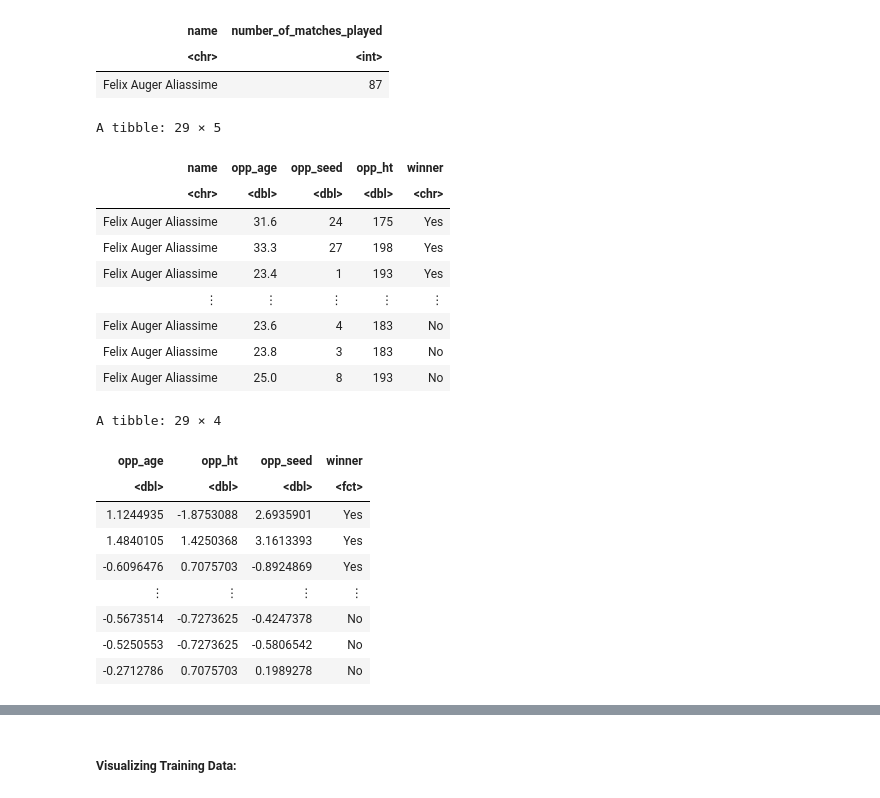
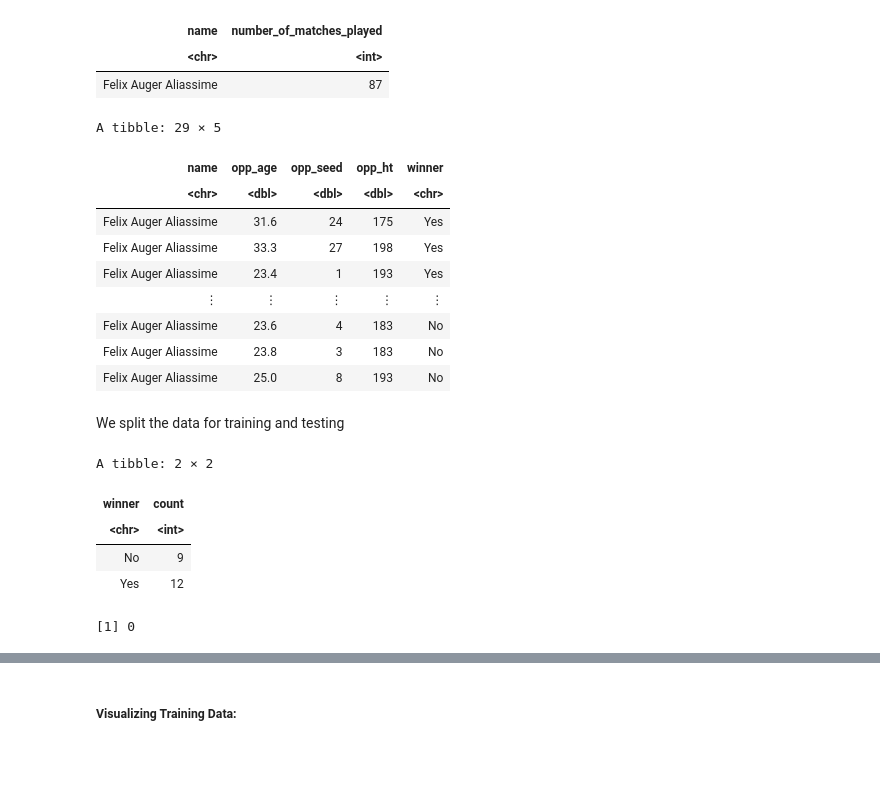
Before and after one commit to BoBomanUltra/Project_Group_39, a Jupyter notebook: Project_Proposal.ipynb, the cells around one changed output, grey strips where cells are left out. Cells and saved outputs as stored; diff of their text form; code cells hidden in the pictures; blank space fills up the shorter version.

```diff
--- a/Project_Proposal.ipynb
+++ b/Project_Proposal.ipynb
@@ -106,13 +106,6 @@ tidy_tennis_data_2022 <- somewhat_tidy_tennis_data_2022 |>
     filter(!is.na(opp_seed))
 
 tidy_tennis_data_2022
-
-tidy_tennis_data_2022_scaled <- recipe(winner ~ opp_age + opp_ht + opp_seed, data = tidy_tennis_data_2022) |>
-  step_scale(all_predictors()) |>
-  step_center(all_predictors()) |>
-  prep() |>
-  bake(tidy_tennis_data_2022)
-tidy_tennis_data_2022_scaled
 # %% [output]
 A tibble: 29 × 5
 | name | opp_age | opp_seed | opp_ht | winner |
@@ -124,13 +117,25 @@ A tibble: 29 × 5
 | Felix Auger Aliassime | 23.6 | 4 | 183 | No |
 | Felix Auger Aliassime | 23.8 | 3 | 183 | No |
 | Felix Auger Aliassime | 25.0 | 8 | 193 | No |
-A tibble: 29 × 4
-| opp_age | opp_ht | opp_seed | winner |
-| <dbl> | <dbl> | <dbl> | <fct> |
-| 1.1244935 | -1.8753088 | 2.6935901 | Yes |
-| 1.4840105 | 1.4250368 | 3.1613393 | Yes |
-| -0.6096476 | 0.7075703 | -0.8924869 | Yes |
-| ⋮ | ⋮ | ⋮ | ⋮ |
-| -0.5673514 | -0.7273625 | -0.4247378 | No |
-| -0.5250553 | -0.7273625 | -0.5806542 | No |
-| -0.2712786 | 0.7075703 | 0.1989278 | No |
+# %% [markdown]
+We split the data for training and testing
+# %%
+data_split <- initial_split(tidy_tennis_data_2022, prop = 0.75, strata = winner)
+train_data <- training(data_split)
+test_data <- testing(data_split)
+
+train_count <- train_data|>
+    group_by(winner)|>
+    summarize(count = n())
+
+train_NAs <- sum(is.na(train_data))
+
+train_count
+train_NAs
+# %% [output]
+A tibble: 2 × 2
+| winner | count |
+| <chr> | <int> |
+| No | 9 |
+| Yes | 12 |
+[1] 0
```
Also changed, not shown: parts of 4 cells of this notebook.
